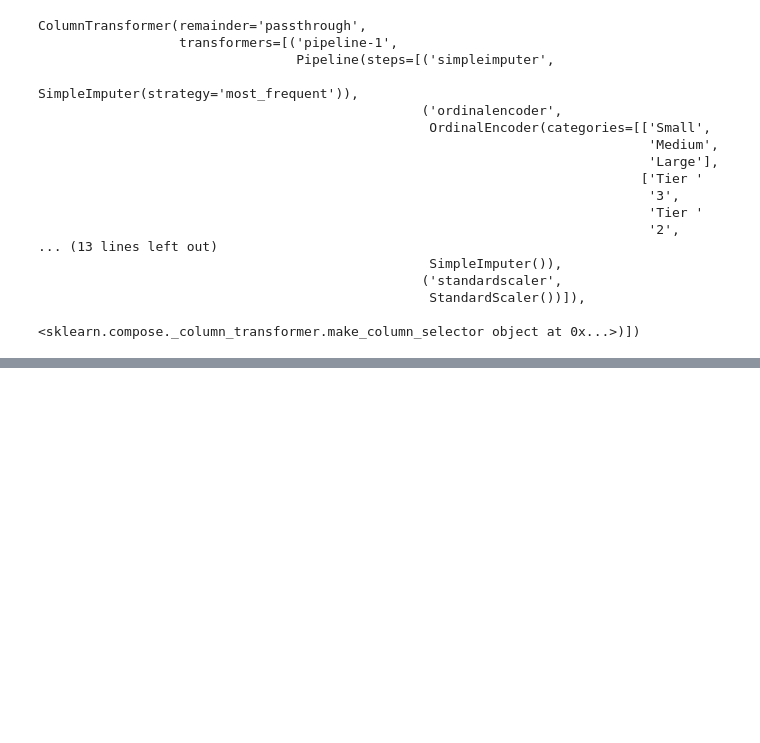
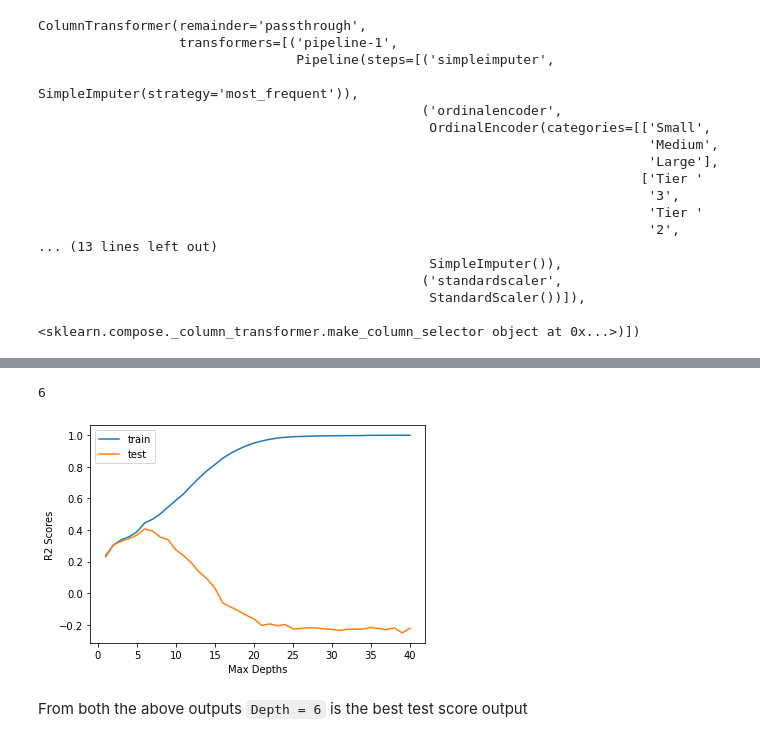
Before and after one commit to kriti-sidram/ML-Grocery-Sales-Prediction, a Jupyter notebook: ML_Grocery_Sales_Prediction.ipynb, the cells around one changed output, grey strips where cells are left out. Saved outputs shown, nothing was run; the diff lists cells and outputs as text; code cells hidden in the pictures; blank space fills up the shorter version.

```diff
--- a/ML_Grocery_Sales_Prediction.ipynb
+++ b/ML_Grocery_Sales_Prediction.ipynb
@@ -301,0 +461,2 @@ memory usage: 1.4 MB
+# %%
+dec_pipe = make_pipeline(num_processor, dec_tree)
@@ -301,0 +467,2 @@ memory usage: 1.4 MB
+# %%
+dec_pipe.fit(X_train, y_train)
@@ -301,0 +489,11 @@ memory usage: 1.4 MB
+# %%
+d_train_score = dec_pipe.score(X_train, y_train)
+d_test_score = dec_pipe.score(X_test,y_test)
+
+print('TRAINING :')
+eval_regression(y_train, d_train_pred)
+print(d_train_score)
+
+print('TESTING :')
+eval_regression(y_test,d_test_pred)
+print(d_test_score)
@@ -301,0 +541,15 @@ memory usage: 1.4 MB
+# %%
+# create a range of max_depth values to loop over :
+depths = range(1, 41)
+# Dataframe to store the score for each iteration of max_depth
+scores = pd.DataFrame(index= depths, columns = ['Test Score','Train Score'])
+# Loop over values in the depth range
+for depth in depths:
+  # fit a new model with the depth
+  dec = DecisionTreeRegressor(max_depth= depth)
+  d_pipe = make_pipeline(num_processor,dec) # pipeline for only the Numerical Categories
+  d_pipe.fit(X_train,y_train)
+  d_train_score = d_pipe.score(X_train, y_train)
+  d_test_score = d_pipe.score(X_test,y_test)
+  scores.loc[depth, 'Train Score'] = d_train_score
+  scores.loc[depth,'Test Score'] = d_test_score
@@ -301,0 +570,20 @@ memory usage: 1.4 MB
+# %%
+# print the best score
+best_depth = scores.sort_values(by='Test Score', ascending=False).index[0]
+best_depth
+# %% [output]
+6
+# %%
+#plot the scores to visually determine the best max_depth
+import matplotlib.pyplot as plt
+
+plt.plot(depths, scores['Train Score'], label = 'train')
+plt.plot(depths, scores['Test Score'], label = 'test')
+plt.ylabel('R2 Scores')
+plt.xlabel('Max Depths')
+plt.legend()
+plt.show()
+# %% [output]
+[figure, added]
+# %% [markdown]
+From both the above outputs `Depth = 6` is the best test score output
```
Also changed, not shown: parts of 48 cells of this notebook.
